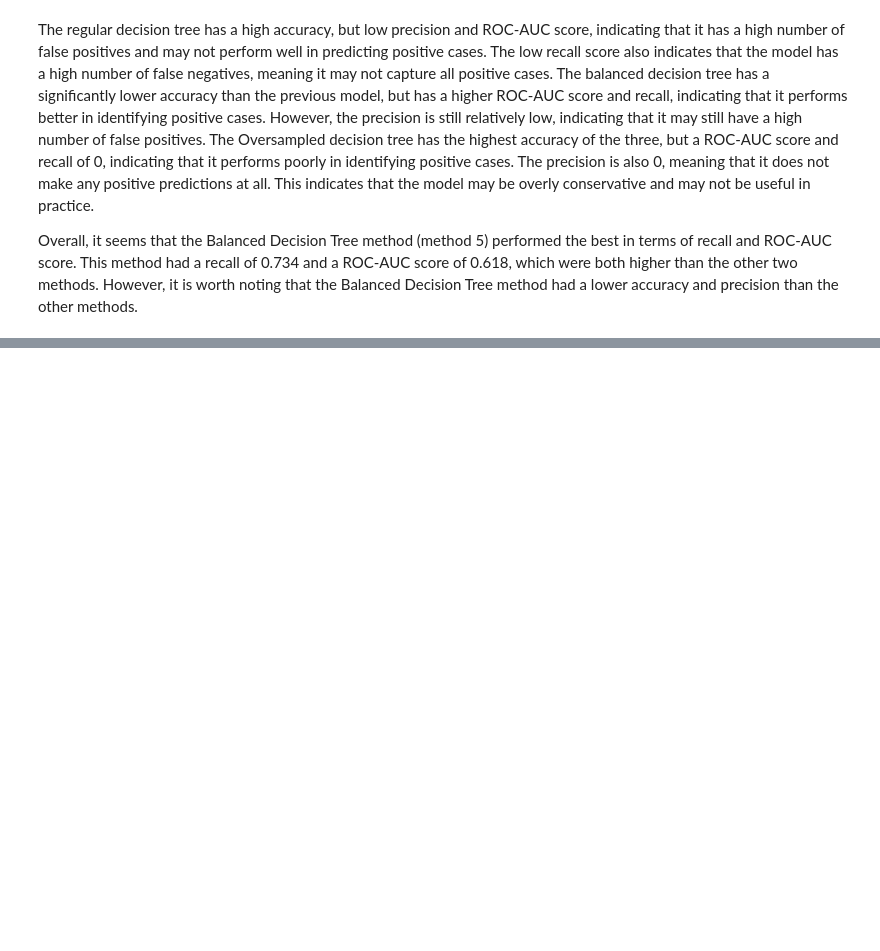
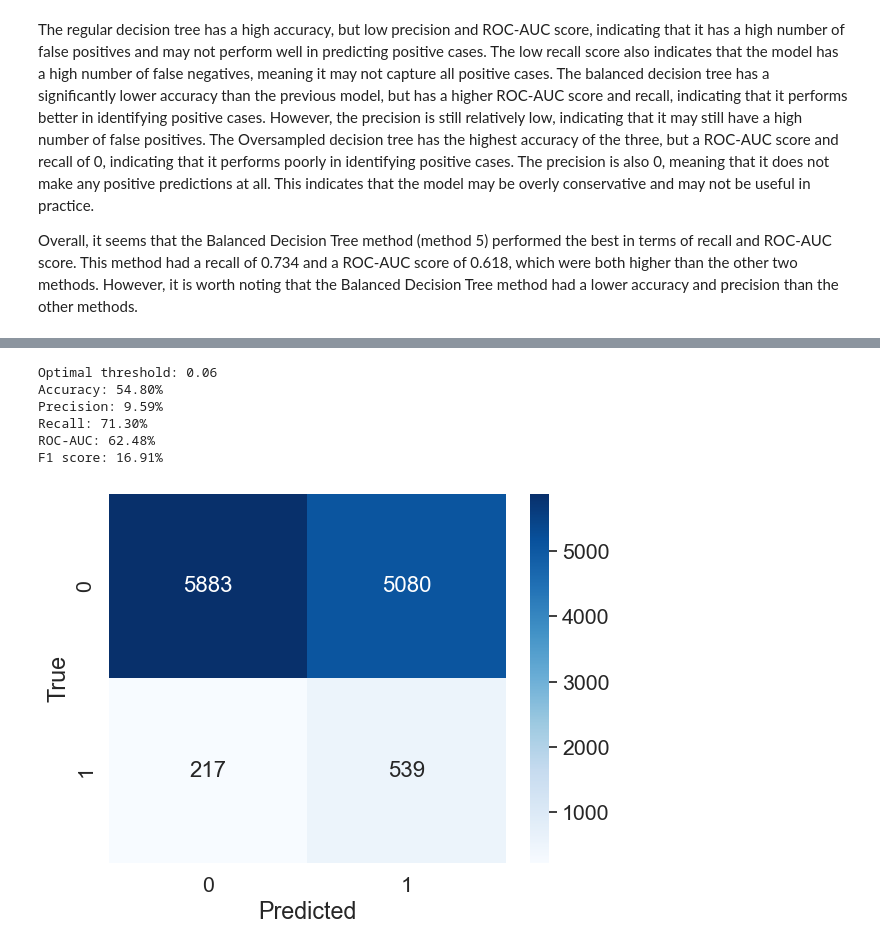
Before and after one commit to annaziegert/insurance_claim_prediciton_nova, a Jupyter notebook: final_notebook/final.ipynb, the cells around one changed output, grey strips where cells are left out. Saved outputs shown, nothing was run; the diff lists cells and outputs as text; code cells hidden in the pictures; blank space fills up the shorter version.

```diff
--- a/final_notebook/final.ipynb
+++ b/final_notebook/final.ipynb
@@ -1406,0 +1787,72 @@ However, it is worth noting that the Balanced Decision Tree method had a lower a
+# %%
+import pandas as pd
+import numpy as np
+import matplotlib.pyplot as plt
+import seaborn as sns
+from sklearn.model_selection import train_test_split, GridSearchCV
+from sklearn.neural_network import MLPClassifier
+from sklearn.metrics import accuracy_score, precision_score, recall_score, f1_score, confusion_matrix, roc_curve, roc_auc_score
+from sklearn.ensemble import BaggingClassifier
+from sklearn.preprocessing import StandardScaler
+
+import warnings
+warnings.filterwarnings('ignore')
+
+# Load cleaned dataset
+df = pd.read_csv('ml_gw_car_insurance_cleaned.csv')
+
+
+# Split data into features and target variable
+X = df.drop('is_claim', axis=1)
+y = df['is_claim']
+
+# Split data into train and test sets
+X_train, X_test, y_train, y_test = train_test_split(X, y, test_size=0.2, random_state=42)
+
+# Build neural network
+model = MLPDropout(hidden_layer_sizes=(20, 10, 5), dropout=0.01, alpha=1e-07, max_iter=300, solver='adam', activation='tanh', learning_rate='invscaling', random_state=42)
+
+# Train the ensemble model on the training data
+model.fit(X_train, y_train)
+
+# Evaluate model on test set
+y_pred_proba = model.predict_proba(X_test)[:, 1]
+fpr, tpr, thresholds = roc_curve(y_test, y_pred_proba)
+
+# Find optimal threshold
+optimal_idx = np.argmax(tpr - fpr)
+optimal_threshold = thresholds[optimal_idx]
+
+# Make predictions with optimal threshold
+y_pred = (y_pred_proba >= optimal_threshold).astype(int)
+
+accuracy = accuracy_score(y_test, y_pred)
+precision = precision_score(y_test, y_pred)
+recall = recall_score(y_test, y_pred)
+f1 = f1_score(y_test, y_pred)
+conf_matrix = confusion_matrix(y_test, y_pred)
+roc_auc = roc_auc_score(y_test, y_pred)
+
+# Print results
+print('\n\nOptimal threshold: %.2f' % optimal_threshold)
+print('Accuracy: %.2f%%' % (accuracy * 100))
+print('Precision: %.2f%%' % (precision * 100))
+print('Recall: %.2f%%' % (recall * 100))
+print('ROC-AUC: %.2f%%' % round((roc_auc * 100), 2))
+print('F1 score: %.2f%%' % (f1 * 100), '\n\n')
+
+
+# Visualize confusion matrix
+sns.set(font_scale=1.4)  # for label size
+sns.heatmap(conf_matrix, annot=True, annot_kws={"size": 16}, cmap='Blues', fmt='g')
+plt.xlabel('Predicted')
+plt.ylabel('True')
+plt.show()
+# %% [output]
+Optimal threshold: 0.06
+Accuracy: 54.80%
+Precision: 9.59%
+Recall: 71.30%
+ROC-AUC: 62.48%
+F1 score: 16.91%
+[figure, added]
```
Also changed, not shown: parts of 3 cells of this notebook.
